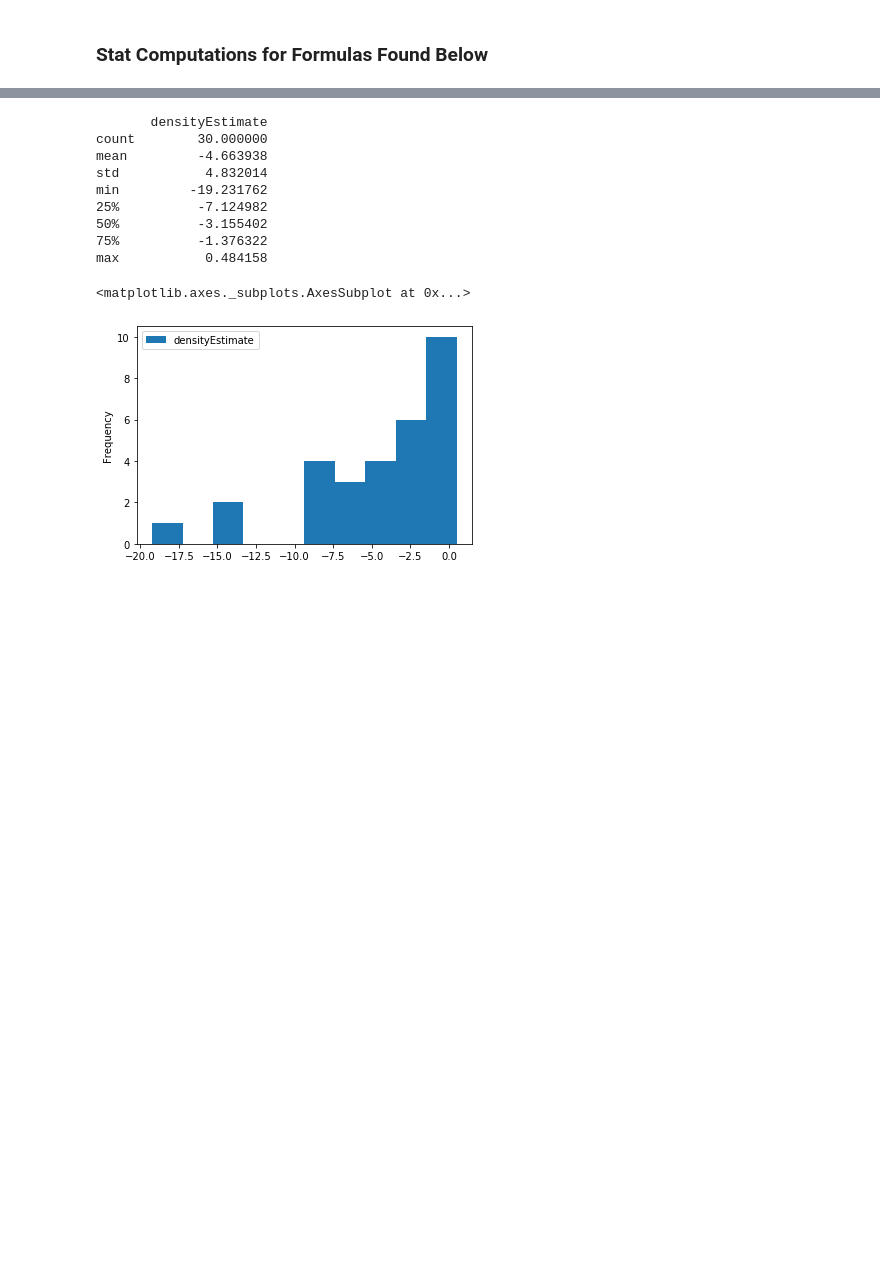
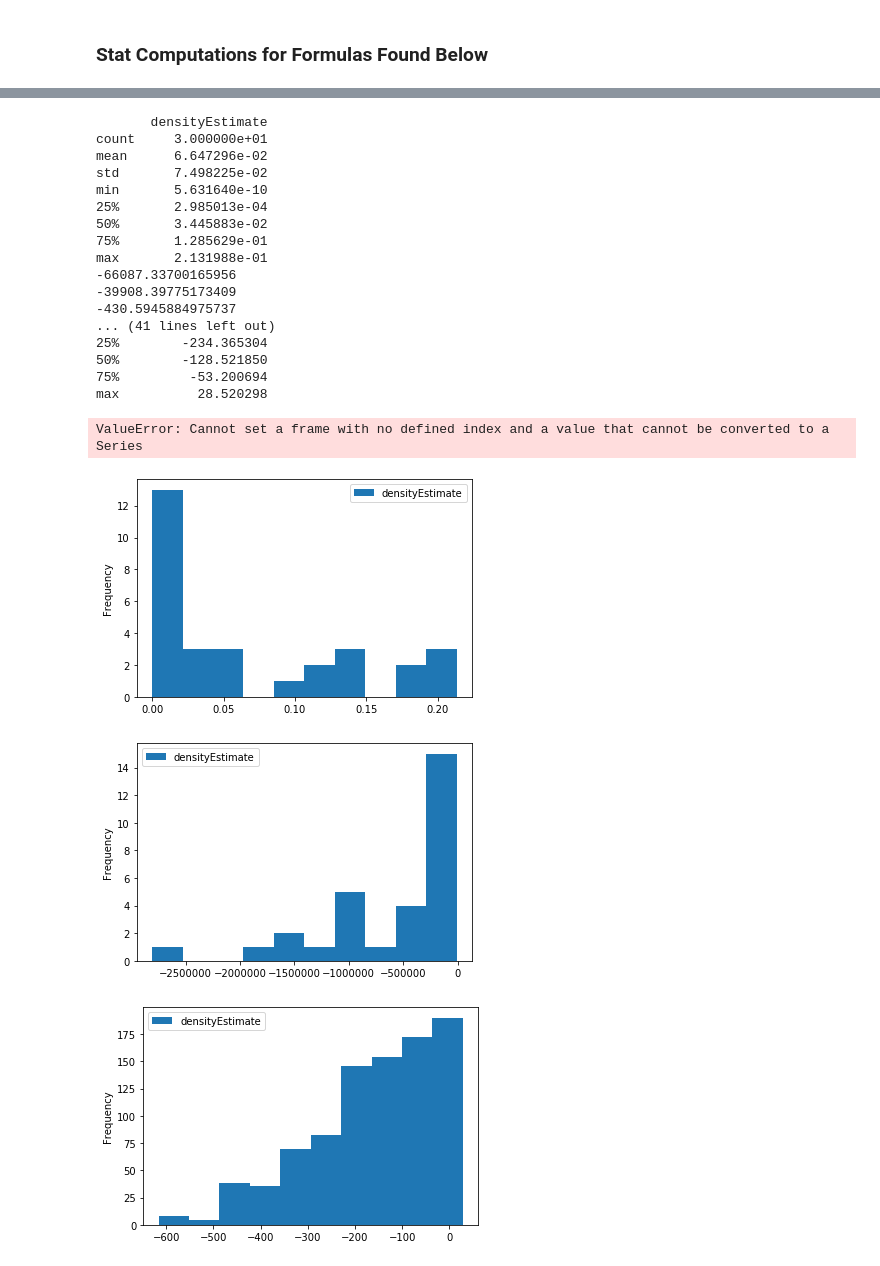
Before and after one commit to gilpasternak35/Likelihood, a Jupyter notebook: likelihood-public.ipynb, the cells around one changed output, grey strips where cells are left out. Cells and saved outputs as stored; diff of their text form; code cells hidden in the pictures; blank space fills up the shorter version.

```diff
--- a/likelihood-public.ipynb
+++ b/likelihood-public.ipynb
@@ -467,23 +492,43 @@ max           0.488667
-# %%
-def toProp(number):
-    return num/100
+# %%
+# converted to Proportion for u < 1 supported functions
+def toProp(number):
+    return number/max(number)
 # %%
-parabDensity = np.array([])
-#parabolic density estimation
-for d in np.arange(n):
-    parabDensity = np.append(parabDensity, (1/(n*bandwidth)) * 3/4*(1-mt.pow((avg-stat[d])/bandwidth,2)))
-parabFrame = pd.DataFrame().assign(densityEstimate = parabDensity)
-print(parabFrame.describe())
-parabFrame.plot(kind  = "hist")
+def parabolicKernel(avg,stat,n,bandwidth):
+    parabDensity = np.array([])
+    avg = avg/max(stat)
+    stat = toProp(stat)
+    #parabolic density estimation
+    for d in np.arange(n):
+        parabDensity = np.append(parabDensity, (1/(n*bandwidth)) * 3/4*(1-mt.pow((avg-stat[d])/bandwidth,2)))
+        print(1-mt.pow((avg-stat[d])/bandwidth,2))
+    parabFrame = pd.DataFrame().assign(densityEstimate = parabDensity)
+    print(parabFrame.describe())
+    parabFrame.plot(kind = "hist",density = False)
+    return parabDensity
-# %% [output]
-       densityEstimate
-count        30.000000
-mean         -4.663938
-std           4.832014
-min         -19.231762
-25%          -7.124982
-50%          -3.155402
-75%          -1.376322
-max           0.484158
-<matplotlib.axes._subplots.AxesSubplot at 0x...>
-[figure, removed]
+# %%
+kernelFrame = kernelFrame.assign(Gaussian = gaussKernel(avg,stat,n,bandwidth),Parabolic = parabolicKernel(avg,stat,n,bandwidth),
+                                            Triangular = triDense(avg,stat,n,bandwidth))
+kernelFrame
+# %% [output]
+       densityEstimate
+count     3.000000e+01
+mean      6.647296e-02
+std       7.498225e-02
+min       5.631640e-10
+25%       2.985013e-04
+50%       3.445883e-02
+75%       1.285629e-01
+max       2.131988e-01
+-66087.33700165956
+-39908.39775173409
+-430.5945884975737
+... (41 lines left out)
+25%        -234.365304
+50%        -128.521850
+75%         -53.200694
+max          28.520298
+ValueError: Cannot set a frame with no defined index and a value that cannot be converted to a Series
+[figure, added]
+[figure, added]
+[figure, added]
```
Also changed, not shown: parts of 5 cells of this notebook.
